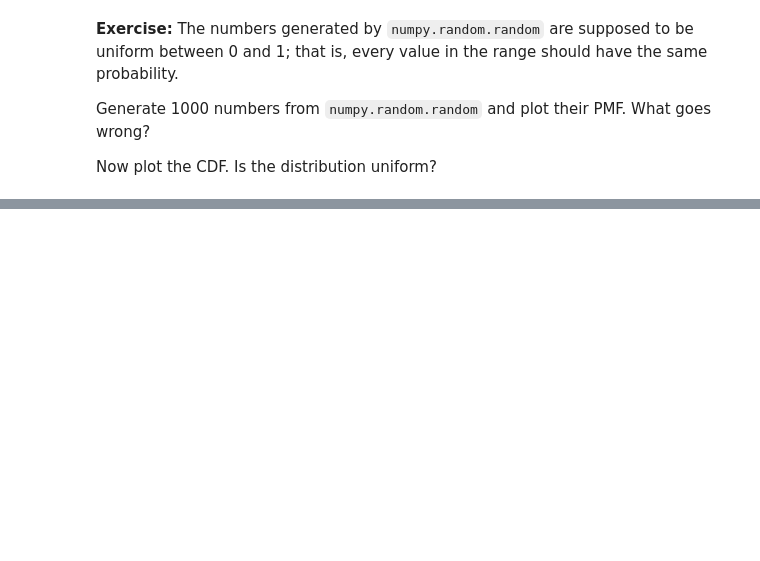
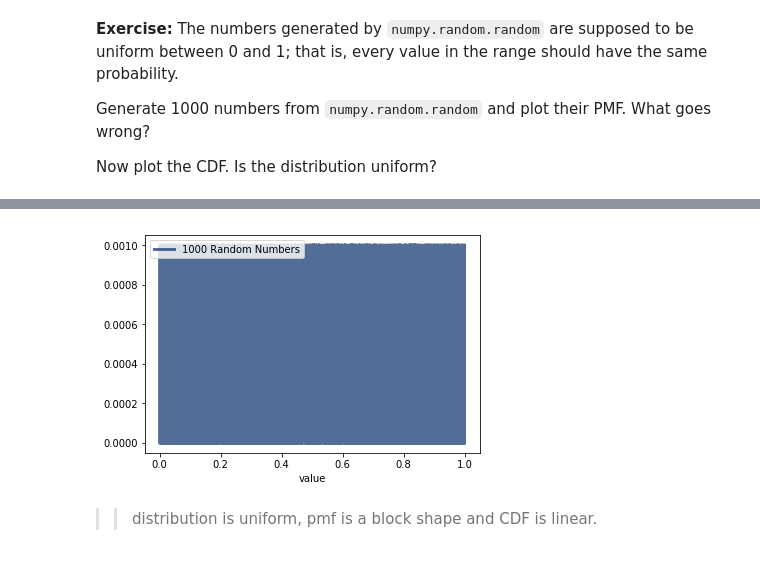
Before and after one commit to yeewill/ThinkStats2, a Jupyter notebook: code/chap04ex.ipynb, the cells around one changed output, grey strips where cells are left out. Cells and saved outputs as stored; diff of their text form; code cells hidden in the pictures; blank space fills up the shorter version.

```diff
--- a/code/chap04ex.ipynb
+++ b/code/chap04ex.ipynb
@@ -224,0 +233,8 @@ Now plot the CDF. Is the distribution uniform?
+# %%
+pmf = thinkstats2.Pmf(thousand_random, label ='1000 Random Numbers')
+thinkplot.Pmf(pmf)
+thinkplot.Config(xlabel = 'value', ylable = 'PMF')
+# %% [output]
+[figure, added]
+# %% [markdown]
+>> distribution is uniform, pmf is a block shape and CDF is linear.
```
Also changed, not shown: parts of 12 cells of this notebook.
